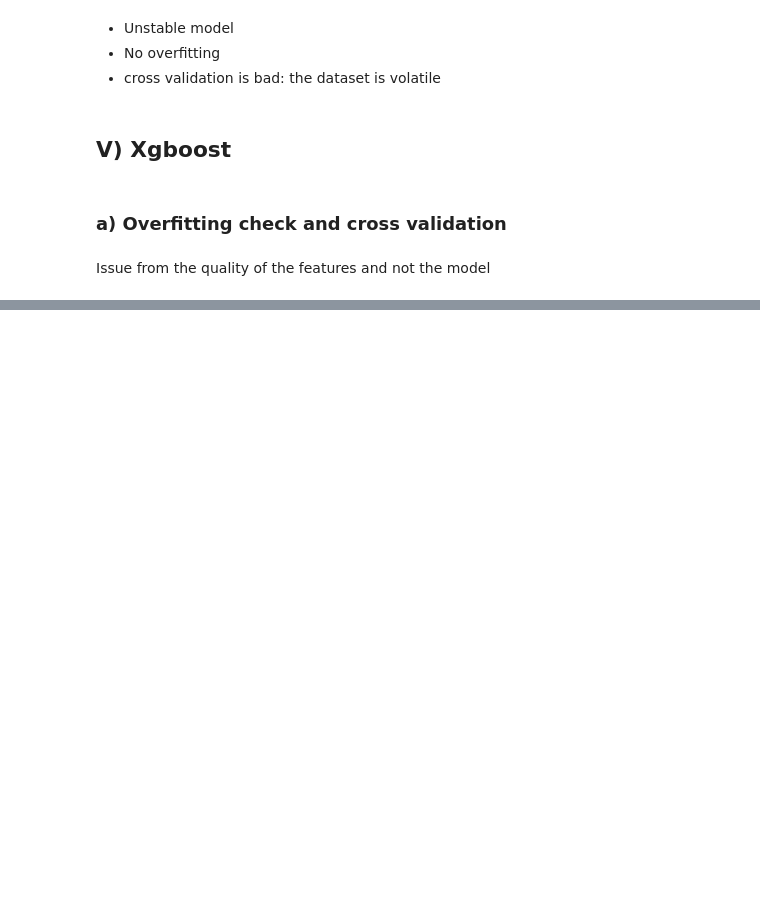
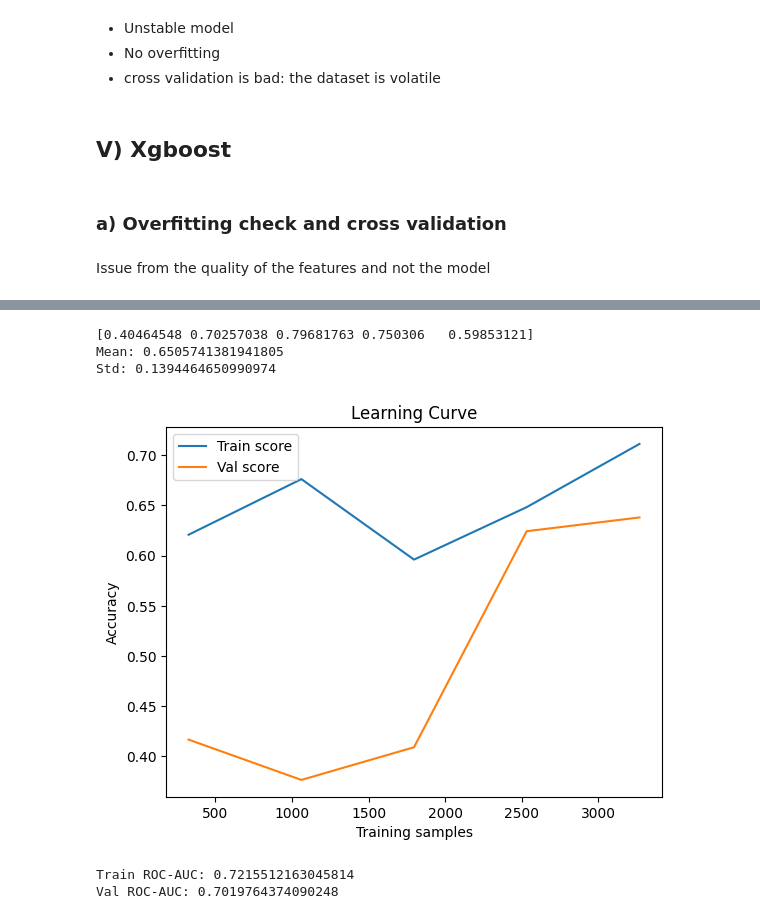
Before and after one commit to RajDhyaneshvarCJ/Reasoning-Audits-with-Benchmarks-Hallucination-triggers, a Jupyter notebook: feature_extraction.ipynb, the cells around one changed output, grey strips where cells are left out. Saved outputs shown, nothing was run; the diff lists cells and outputs as text; code cells hidden in the pictures; blank space fills up the shorter version.

```diff
--- a/feature_extraction.ipynb
+++ b/feature_extraction.ipynb
@@ -525,0 +799,11 @@ Issue from the quality of the features and not the model
+# %%
+from sklearn.pipeline import make_pipeline
+from sklearn.preprocessing import StandardScaler
+from sklearn.svm import SVC
+
+svm = make_pipeline(
+    StandardScaler(),
+    SVC(kernel='rbf', C=1.0, gamma='scale', probability=True)
+)
+
+svm.fit(X_train, y_train)
@@ -525,0 +872,14 @@ Issue from the quality of the features and not the model
+# %%
+from sklearn.neural_network import MLPClassifier
+
+mlp = MLPClassifier(
+    hidden_layer_sizes=(128, 64, 32),
+    activation='relu',
+    learning_rate_init=0.001,
+    alpha=1e-3,
+    max_iter=2000,
+    early_stopping=True
+)
+
+
+mlp.fit(X_train, y_train)
@@ -525,0 +898,42 @@ Issue from the quality of the features and not the model
+# %%
+cv_scores = cross_val_score(
+    mlp, X, y, cv=5, scoring='accuracy'
+)
+
+print(cv_scores)
+print("Mean:", cv_scores.mean())
+print("Std:", cv_scores.std())
+# %% [output]
+[0.40464548 0.70257038 0.79681763 0.750306   0.59853121]
+Mean: 0.6505741381941805
+Std: 0.1394464650990974
+# %%
+train_sizes, train_scores, val_scores = learning_curve(
+    mlp,
+    X,
+    y,
+    cv=5,
+    scoring="accuracy",
+)
+
+train_mean = train_scores.mean(axis=1)
+val_mean   = val_scores.mean(axis=1)
+
+plt.plot(train_sizes, train_mean, label="Train score")
+plt.plot(train_sizes, val_mean, label="Val score")
+plt.xlabel("Training samples")
+plt.ylabel("Accuracy")
+plt.title("Learning Curve")
+plt.legend()
+plt.show()
+# %% [output]
+[figure, added]
+# %%
+train_proba = mlp.predict_proba(X_train)[:, 1]
+val_proba = mlp.predict_proba(X_val)[:, 1]
+
+print("Train ROC-AUC:", roc_auc_score(y_train, train_proba))
+print("Val ROC-AUC:", roc_auc_score(y_val, val_proba))
+# %% [output]
+Train ROC-AUC: 0.7215512163045814
+Val ROC-AUC: 0.7019764374090248
```
Also changed, not shown: parts of 50 cells of this notebook.
